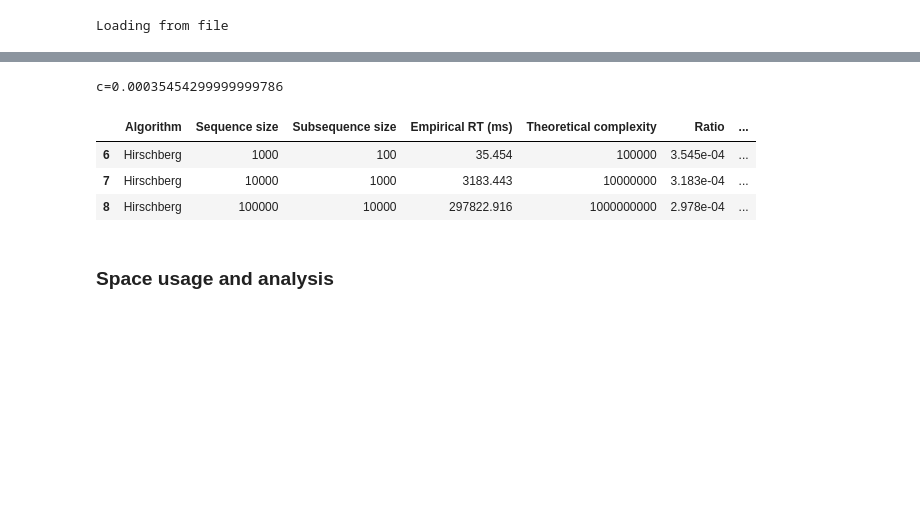
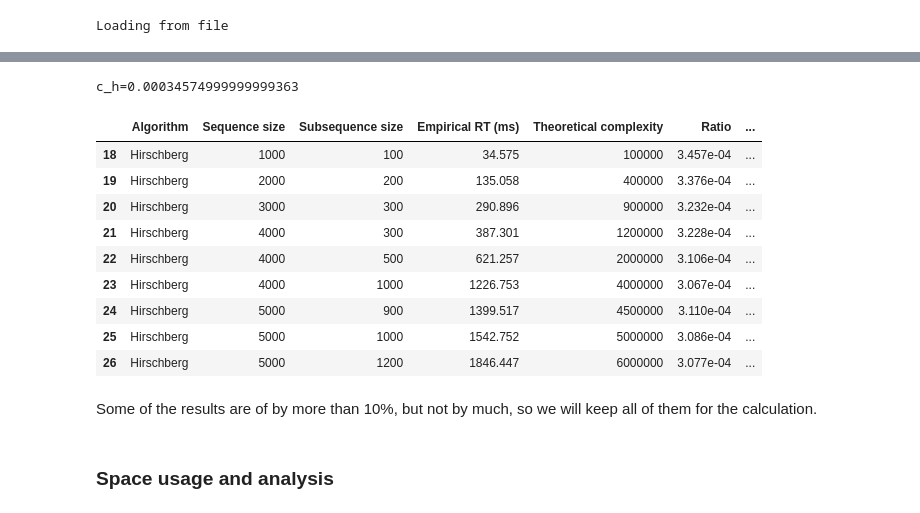
Before and after one commit to fau-masters-collected-works-cgarbin/cot6405-analysis-of-algorithms, a Jupyter notebook: longest-common-subsequence/lcs-experiments.ipynb, the cells around one changed output, grey strips where cells are left out. Saved outputs shown, nothing was run; the diff lists cells and outputs as text; code cells hidden in the pictures; blank space fills up the shorter version.

```diff
--- a/longest-common-subsequence/lcs-experiments.ipynb
+++ b/longest-common-subsequence/lcs-experiments.ipynb
@@ -369,5 +381,5 @@ importlib.reload(m);
 # %%
-rt_results_raw, rt_results_summary = m.runtime(verbose=1, file='runtime')
+rt_results_raw, rt_results_summary = m.runtime(verbose=1, file='runtime-phase1')
 # %% [output]
 Loading from file
 # %% [markdown]
@@ -384,7 +402,7 @@ DNA is represented by a combination of four letter, A, C, G, and T. With this sm
 
 > Add an experiment with full alphabet, small and capital letters, plus numbers.
 # %%
-rt_bf, c = m.add_analysis(rt_results_summary, m.ALG_BRUTE_FORCE)
-print('c={}'.format(c))
+rt_bf, c_bf = m.add_analysis(rt_results_summary, m.ALG_BRUTE_FORCE)
+print('c_bf={}'.format(c_bf))
 display(rt_bf)
 # %% [output]
@@ -398,5 +426,5 @@ c=4.930380657640854e-32
 # %%
-rt_dp, c = m.add_analysis(rt_results_summary, m.ALG_DYNAMIC_PROGRAMMING)
-print('c={}'.format(c))
+rt_dp, c_dp = m.add_analysis(rt_results_summary, m.ALG_DYNAMIC_PROGRAMMING)
+print('c_dp={}'.format(c_dp))
 display(rt_dp)
 # %% [output]
@@ -410,13 +446,21 @@ c=0.0001700400000000037
 # %%
-rt_h, c = m.add_analysis(rt_results_summary, m.ALG_HIRSCHBERG)
-print('c={}'.format(c))
+rt_h, c_h = m.add_analysis(rt_results_summary, m.ALG_HIRSCHBERG)
+print('c_h={}'.format(c_h))
 display(rt_h)
 # %% [output]
-c=0.00035454299999999786
+c_h=0.00034574999999999363
 |  | Algorithm | Sequence size | Subsequence size | Empirical RT (ms) | Theoretical complexity | Ratio | ... |
-| 6 | Hirschberg | 1000 | 100 | 35.454 | 100000 | 3.545e-04 | ... |
-| 7 | Hirschberg | 10000 | 1000 | 3183.443 | 10000000 | 3.183e-04 | ... |
-| 8 | Hirschberg | 100000 | 10000 | 297822.916 | 1000000000 | 2.978e-04 | ... |
+| 18 | Hirschberg | 1000 | 100 | 34.575 | 100000 | 3.457e-04 | ... |
+| 19 | Hirschberg | 2000 | 200 | 135.058 | 400000 | 3.376e-04 | ... |
+| 20 | Hirschberg | 3000 | 300 | 290.896 | 900000 | 3.232e-04 | ... |
+| 21 | Hirschberg | 4000 | 300 | 387.301 | 1200000 | 3.228e-04 | ... |
+| 22 | Hirschberg | 4000 | 500 | 621.257 | 2000000 | 3.106e-04 | ... |
+| 23 | Hirschberg | 4000 | 1000 | 1226.753 | 4000000 | 3.067e-04 | ... |
+| 24 | Hirschberg | 5000 | 900 | 1399.517 | 4500000 | 3.110e-04 | ... |
+| 25 | Hirschberg | 5000 | 1000 | 1542.752 | 5000000 | 3.086e-04 | ... |
+| 26 | Hirschberg | 5000 | 1200 | 1846.447 | 6000000 | 3.077e-04 | ... |
+# %% [markdown]
+Some of the results are of by more than 10%, but not by much, so we will keep all of them for the calculation.
 # %% [markdown]
 ### Space usage and analysis
 # %%
```
Also changed, not shown: parts of 29 cells of this notebook.
